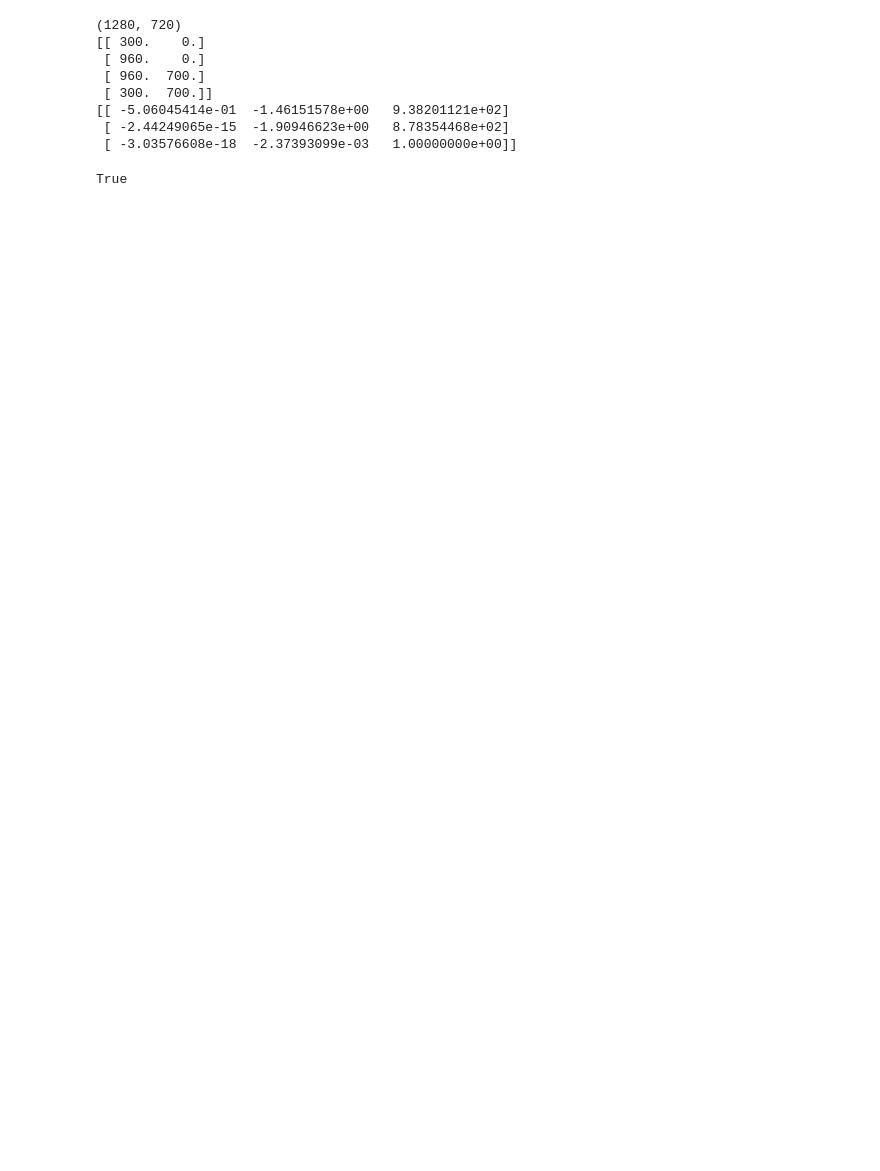
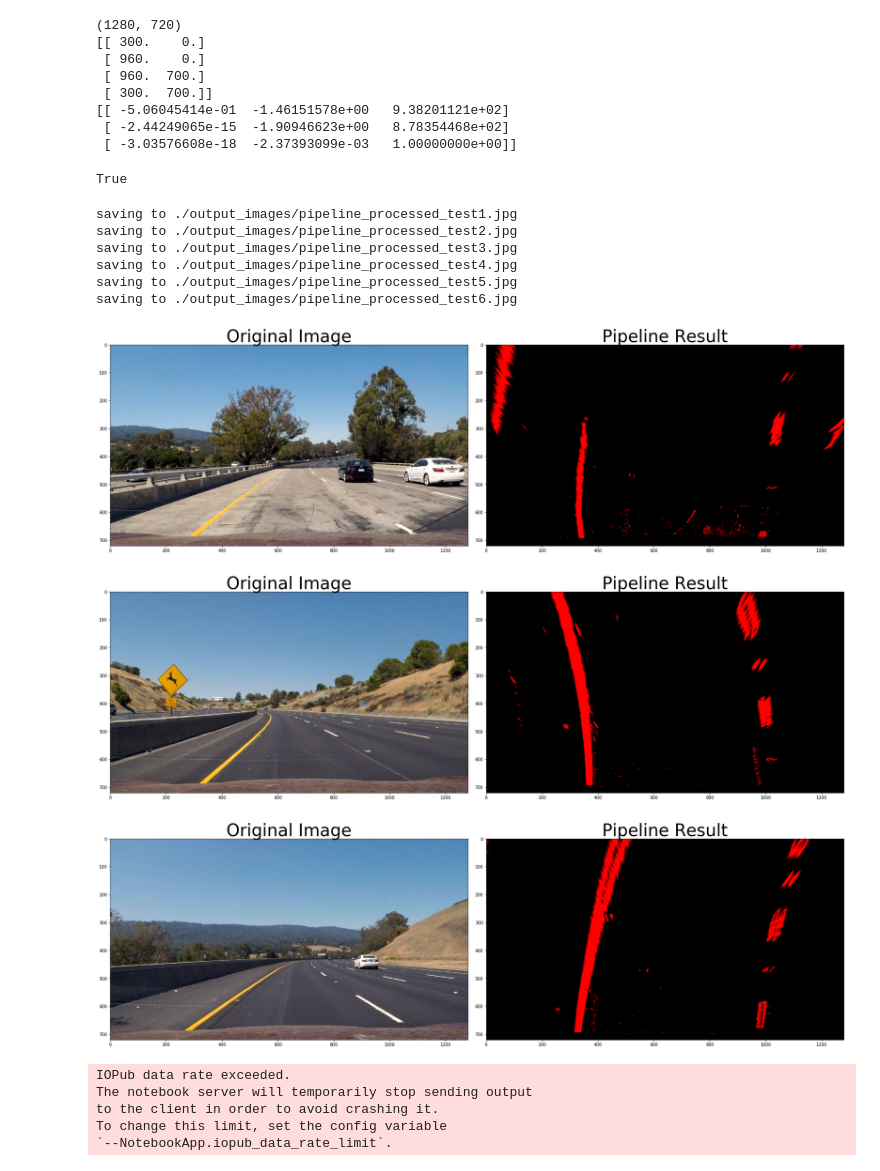
Before and after one commit to Gryton/carnd-advanced-lane-lines, a Jupyter notebook: project.ipynb, the cells around one changed output. Drawn from its saved outputs; the diff is of its cells as text; code cells hidden in the pictures; blank space fills up the shorter version.

```diff
--- a/project.ipynb
+++ b/project.ipynb
@@ -284,3 +287,55 @@ cv2.imwrite('./output_images/warped_cv2.jpg',warped)
  [ -2.44249065e-15  -1.90946623e+00   8.78354468e+02]
  [ -3.03576608e-18  -2.37393099e-03   1.00000000e+00]]
 True
+# %%
+images = glob.glob('./test_images/test*')
+img = cv2.imread(images[0])
+
+def process_image(img):
+    """That's complete pipeline for processing from original image to warped binary image, ready for finding lines"""
+    img = np.copy(img)
+    processed = pipeline(img, (190, 255), (20, 150))#[:, :, 2]  # take only first layer that contains best image for finding lines
+    # cv2.imwrite('./output_images/processed_start.jpg', img)
+    # cv2.imwrite('./output_images/processed.jpg', processed)
+    warped = cv2.warpPerspective(processed, M, img_size)
+    return warped
+
+# print(img)
+# images = glob.glob('./test_images/straight*')
+# for fname in images:
+#     image = cv2.imread(fname)
+for fname in images:
+    image = cv2.imread(fname)
+    result = process_image(image)
+    # fig = plt.figure()
+    f, (ax1, ax2) = plt.subplots(1, 2, figsize=(24, 9))
+    f.tight_layout()
+
+    # cv2.polylines(image,
+    #               [np.array([[195, image.shape[0]], [623, 430], [655, 430], [image.shape[1]-160, image.shape[0]]])],
+    #               True,
+    #               (0, 0, 255)
+    #               )
+    ax1.imshow(cv2.cvtColor(image, cv2.COLOR_BGR2RGB))
+    ax1.set_title('Original Image', fontsize=40)
+
+    ax2.imshow(result)
+    ax2.set_title('Pipeline Result', fontsize=40)
+    plt.subplots_adjust(left=0., right=1, top=0.9, bottom=0.)
+    print('saving to ./output_images/pipeline_processed_{0}'.format(os.path.basename(fname)))
+    plt.savefig('./output_images/pipeline_processed_{0}'.format(os.path.basename(fname)))
+# %% [output]
+saving to ./output_images/pipeline_processed_test1.jpg
+saving to ./output_images/pipeline_processed_test2.jpg
+saving to ./output_images/pipeline_processed_test3.jpg
+saving to ./output_images/pipeline_processed_test4.jpg
+saving to ./output_images/pipeline_processed_test5.jpg
+saving to ./output_images/pipeline_processed_test6.jpg
+[figure, added]
+[figure, added]
+[figure, added]
+IOPub data rate exceeded.
+The notebook server will temporarily stop sending output
+to the client in order to avoid crashing it.
+To change this limit, set the config variable
+`--NotebookApp.iopub_data_rate_limit`.
```
Also changed, not shown: parts of 12 cells of this notebook.
